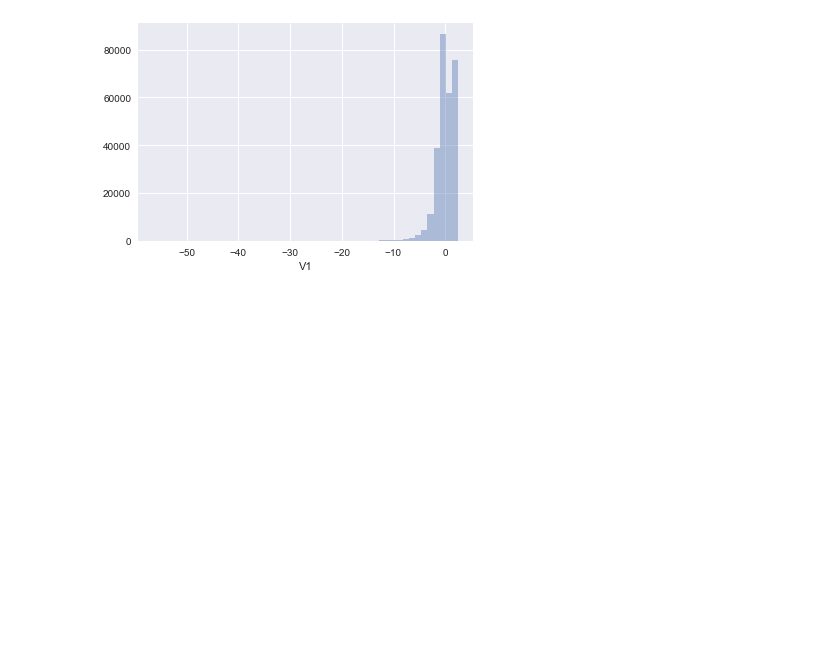
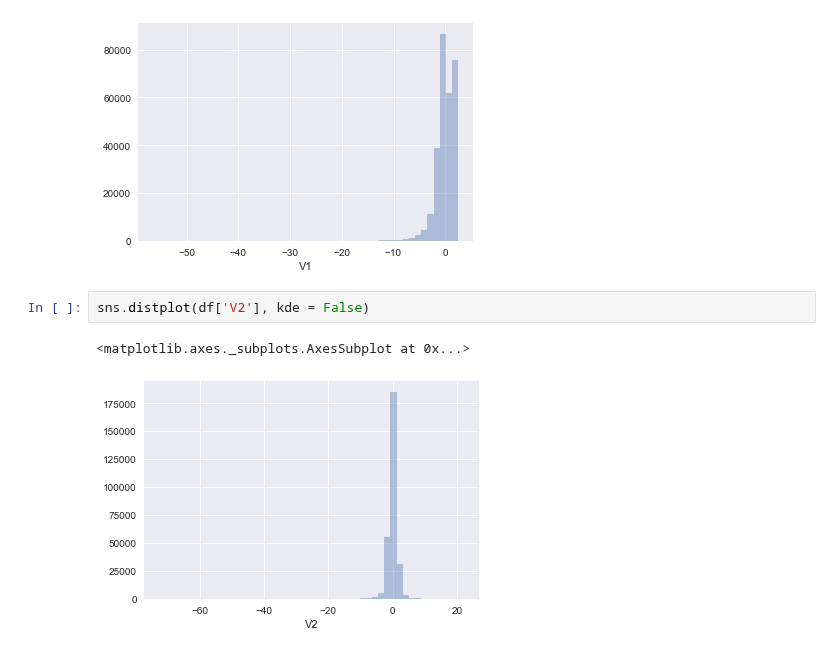
Before and after one commit to sushant2811/CreditCardFraudDetection, a Jupyter notebook: CreditCardFraudDetection.ipynb, the cells around one changed output. Cells and saved outputs as stored; diff of their text form; blank space fills up the shorter version.

```diff
--- a/CreditCardFraudDetection.ipynb
+++ b/CreditCardFraudDetection.ipynb
@@ -149,3 +149,8 @@ sns.distplot(df['V1'], kde = False)
 # %% [output]
 <matplotlib.axes._subplots.AxesSubplot at 0x...>
 [figure]
+# %%
+sns.distplot(df['V2'], kde = False)
+# %% [output]
+<matplotlib.axes._subplots.AxesSubplot at 0x...>
+[figure, added]
```
Also changed, not shown: parts of 3 cells of this notebook.
